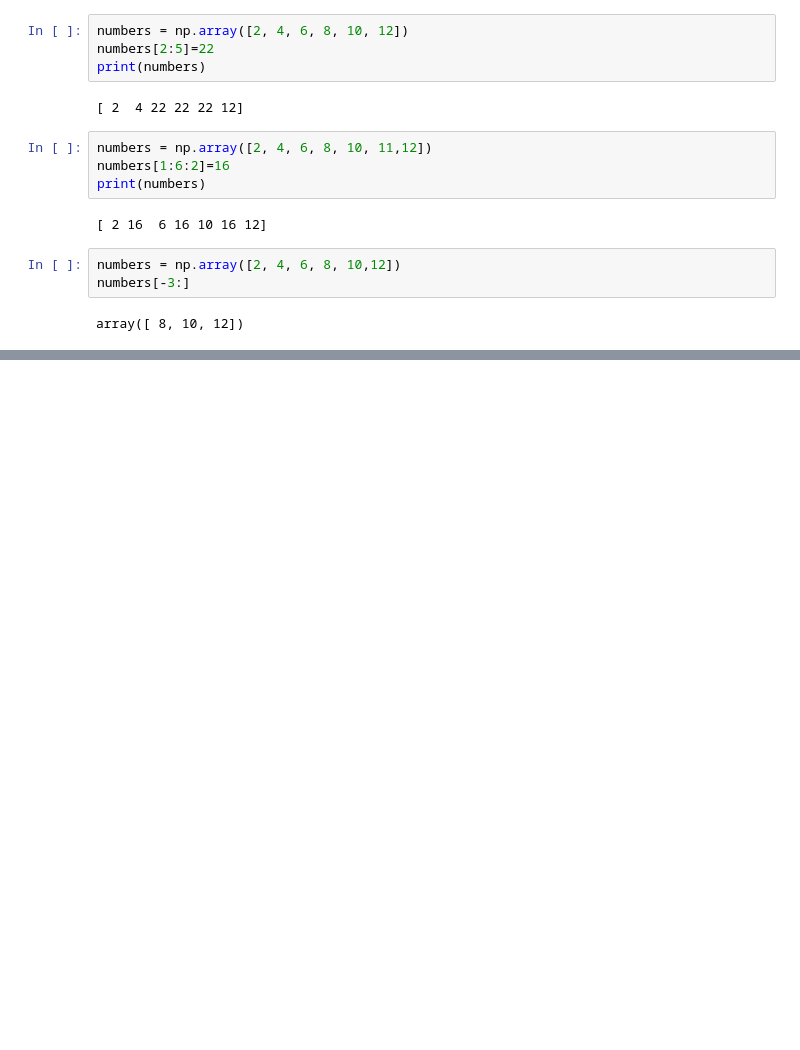
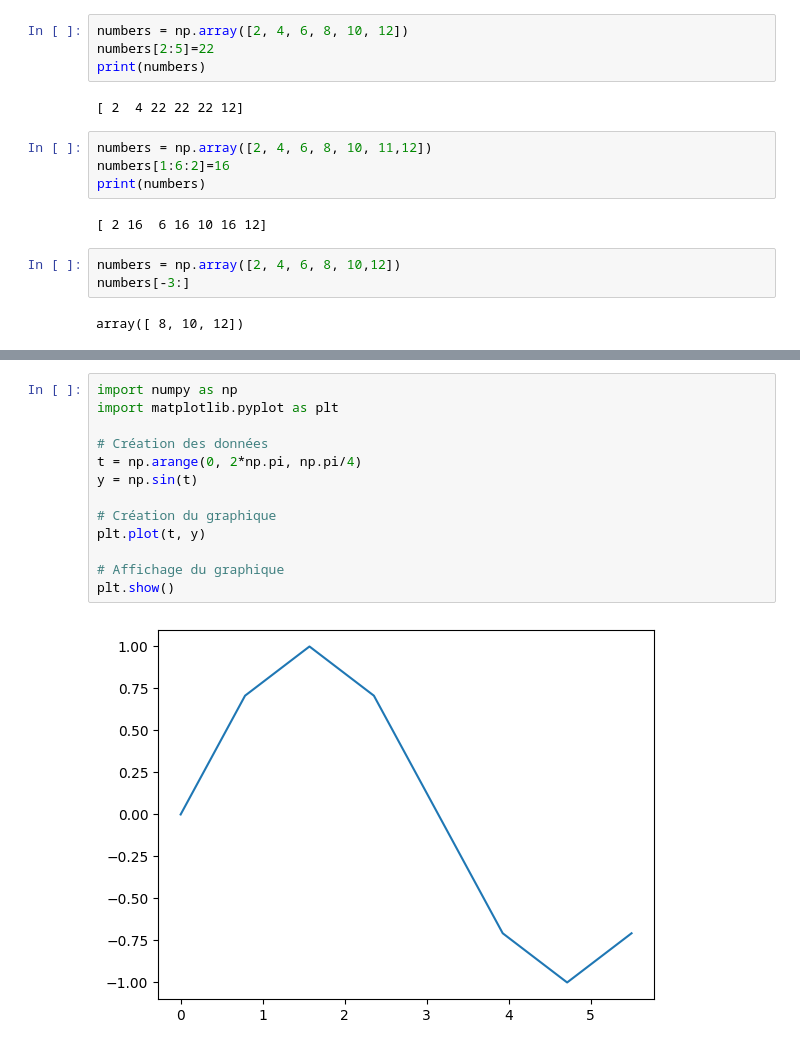
Before and after one commit to yassinebenacha/Machine-Learning, a Jupyter notebook: Untitled10.ipynb, the cells around one changed output, grey strips where cells are left out. Saved outputs shown, nothing was run; the diff lists cells and outputs as text; blank space fills up the shorter version.

```diff
--- a/Untitled10.ipynb
+++ b/Untitled10.ipynb
@@ -304,0 +516,15 @@ array([12,  8,  4])
+# %%
+import numpy as np
+import matplotlib.pyplot as plt
+
+# Création des données
+t = np.arange(0, 2*np.pi, np.pi/4)
+y = np.sin(t)
+
+# Création du graphique
+plt.plot(t, y)
+
+# Affichage du graphique
+plt.show()
+# %% [output]
+[figure, added]
```
Also changed, not shown: parts of 58 cells of this notebook.
